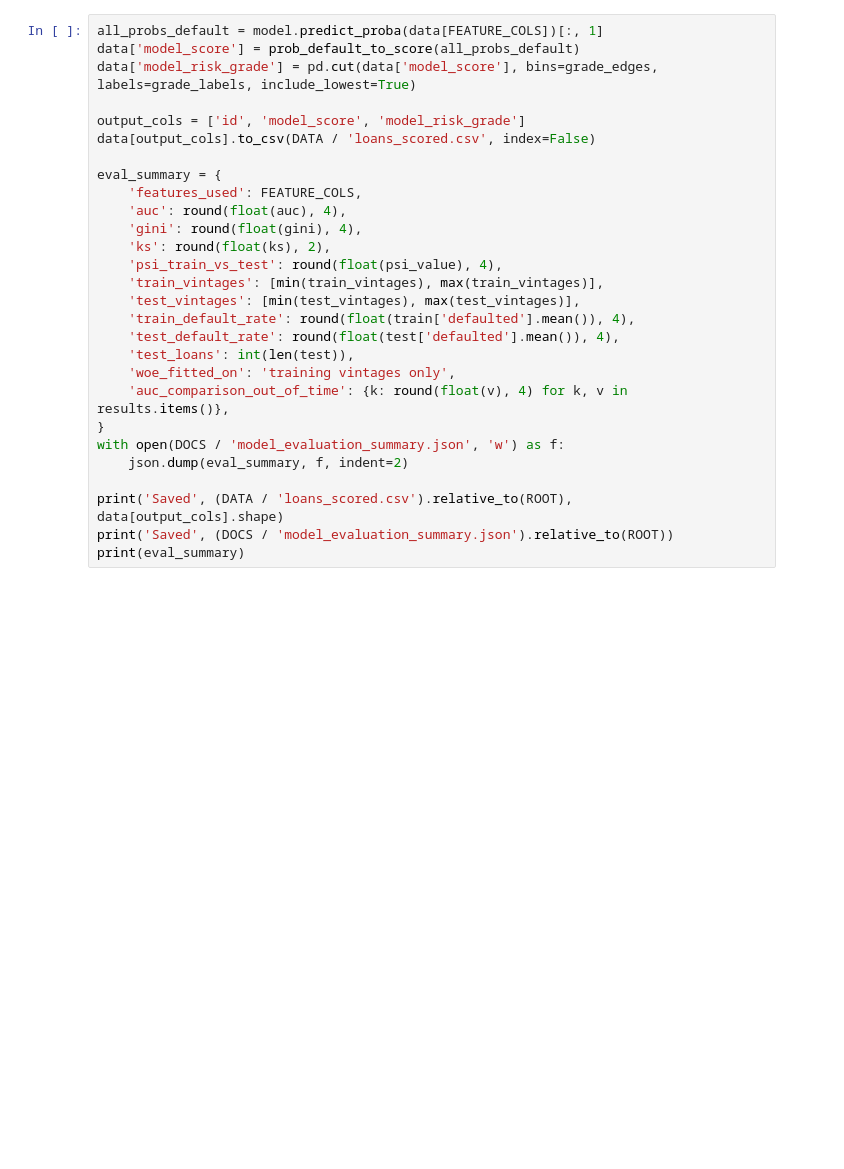
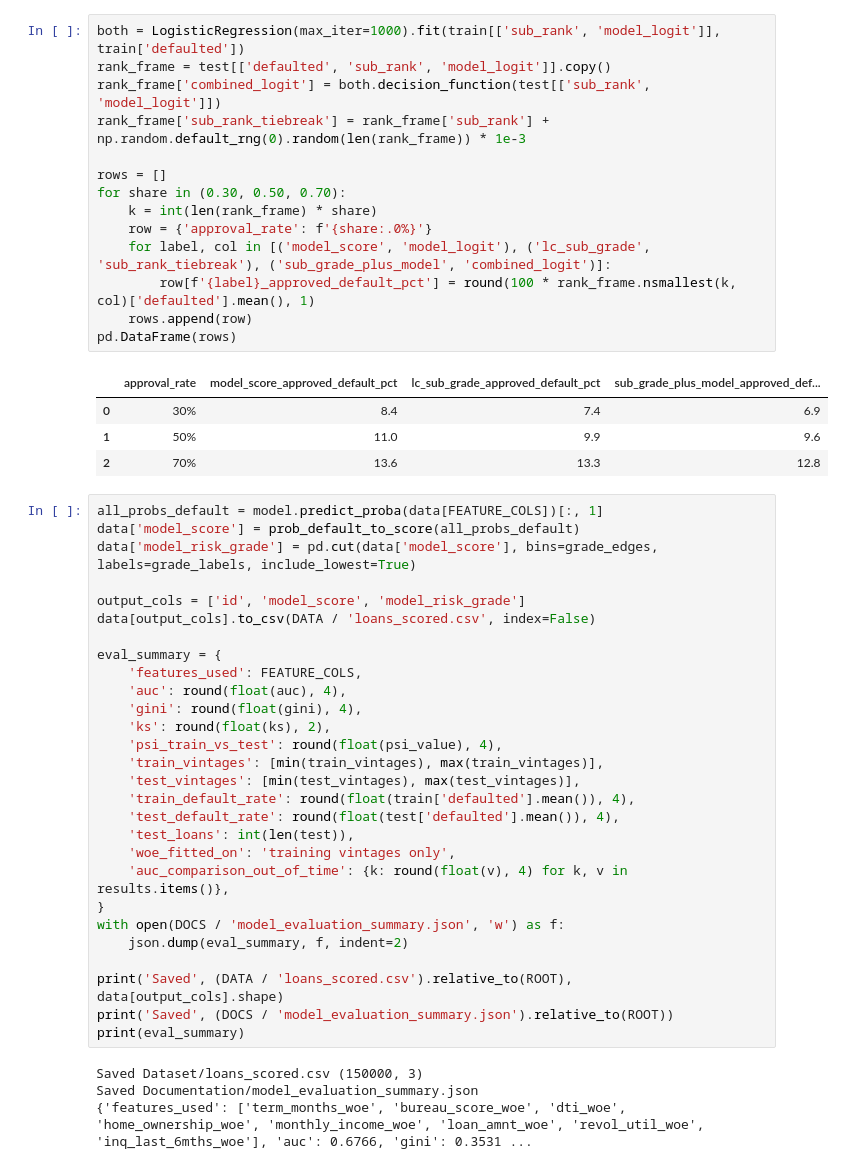
Before and after one commit to prasobh-r/Data_Analyst_Projects, a Jupyter notebook: bank-loan-risk-Intelligence/Python/04_scorecard_model_and_evaluation.ipynb, the cells around one changed output. Saved outputs shown, nothing was run; the diff lists cells and outputs as text; blank space fills up the shorter version.

```diff
--- a/bank-loan-risk-Intelligence/Python/04_scorecard_model_and_evaluation.ipynb
+++ b/bank-loan-risk-Intelligence/Python/04_scorecard_model_and_evaluation.ipynb
@@ -163,3 +275,22 @@ pd.Series(results).round(4)
+# %%
+both = LogisticRegression(max_iter=1000).fit(train[['sub_rank', 'model_logit']], train['defaulted'])
+rank_frame = test[['defaulted', 'sub_rank', 'model_logit']].copy()
+rank_frame['combined_logit'] = both.decision_function(test[['sub_rank', 'model_logit']])
+rank_frame['sub_rank_tiebreak'] = rank_frame['sub_rank'] + np.random.default_rng(0).random(len(rank_frame)) * 1e-3
+
+rows = []
+for share in (0.30, 0.50, 0.70):
+    k = int(len(rank_frame) * share)
+    row = {'approval_rate': f'{share:.0%}'}
+    for label, col in [('model_score', 'model_logit'), ('lc_sub_grade', 'sub_rank_tiebreak'), ('sub_grade_plus_model', 'combined_logit')]:
+        row[f'{label}_approved_default_pct'] = round(100 * rank_frame.nsmallest(k, col)['defaulted'].mean(), 1)
+    rows.append(row)
+pd.DataFrame(rows)
+# %% [output]
+|  | approval_rate | model_score_approved_default_pct | lc_sub_grade_approved_default_pct | sub_grade_plus_model_approved_def... |
+| 0 | 30% | 8.4 | 7.4 | 6.9 |
+| 1 | 50% | 11.0 | 9.9 | 9.6 |
+| 2 | 70% | 13.6 | 13.3 | 12.8 |
 # %%
 all_probs_default = model.predict_proba(data[FEATURE_COLS])[:, 1]
 data['model_score'] = prob_default_to_score(all_probs_default)
@@ -188,3 +319,7 @@ with open(DOCS / 'model_evaluation_summary.json', 'w') as f:
 print('Saved', (DATA / 'loans_scored.csv').relative_to(ROOT), data[output_cols].shape)
 print('Saved', (DOCS / 'model_evaluation_summary.json').relative_to(ROOT))
 print(eval_summary)
+# %% [output]
+Saved Dataset/loans_scored.csv (150000, 3)
+Saved Documentation/model_evaluation_summary.json
+{'features_used': ['term_months_woe', 'bureau_score_woe', 'dti_woe', 'home_ownership_woe', 'monthly_income_woe', 'loan_amnt_woe', 'revol_util_woe', 'inq_last_6mths_woe'], 'auc': 0.6766, 'gini': 0.3531 ...
```
Also changed, not shown: parts of 16 cells of this notebook, 10 other files.
